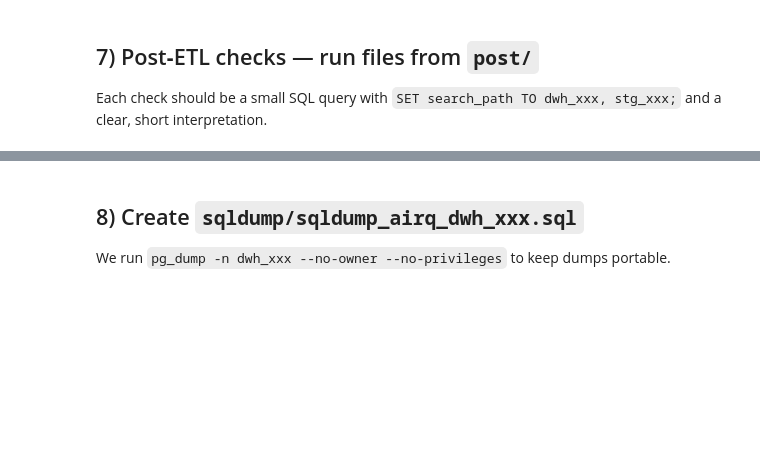
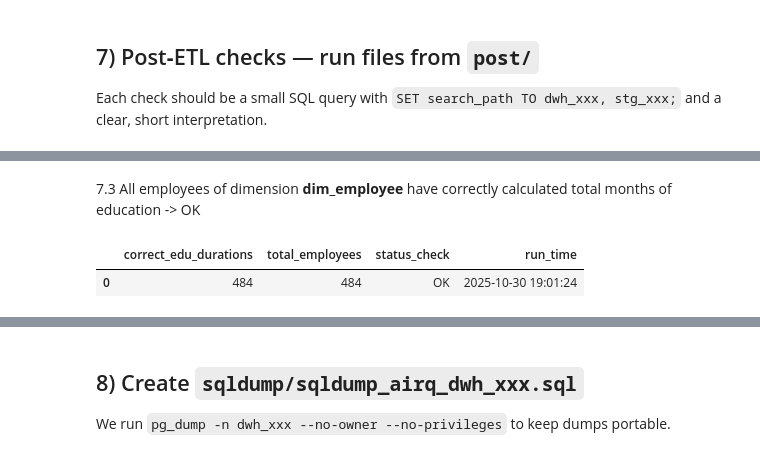
Before and after one commit to philippmoessner/tuwien_bi, a Jupyter notebook: AirQ_Part1_080.ipynb, the cells around one changed output, grey strips where cells are left out. Saved outputs shown, nothing was run; the diff lists cells and outputs as text; code cells hidden in the pictures; blank space fills up the shorter version.

```diff
--- a/AirQ_Part1_080.ipynb
+++ b/AirQ_Part1_080.ipynb
@@ -375,0 +381,9 @@ display(df)
+# %% [markdown]
+7.3 All employees of dimension **dim_employee** have correctly calculated total months of education -> OK
+# %%
+# Check 3
+df = run_sqlscript("post/a1_check03_educationduration.sql", engine=engine, progress=VERBOSE_SQL)
+display(df)
+# %% [output]
+|  | correct_edu_durations | total_employees | status_check | run_time |
+| 0 | 484 | 484 | OK | 2025-10-30 19:01:24 |
```
Also changed, not shown: parts of 7 cells of this notebook, 2 other files.
